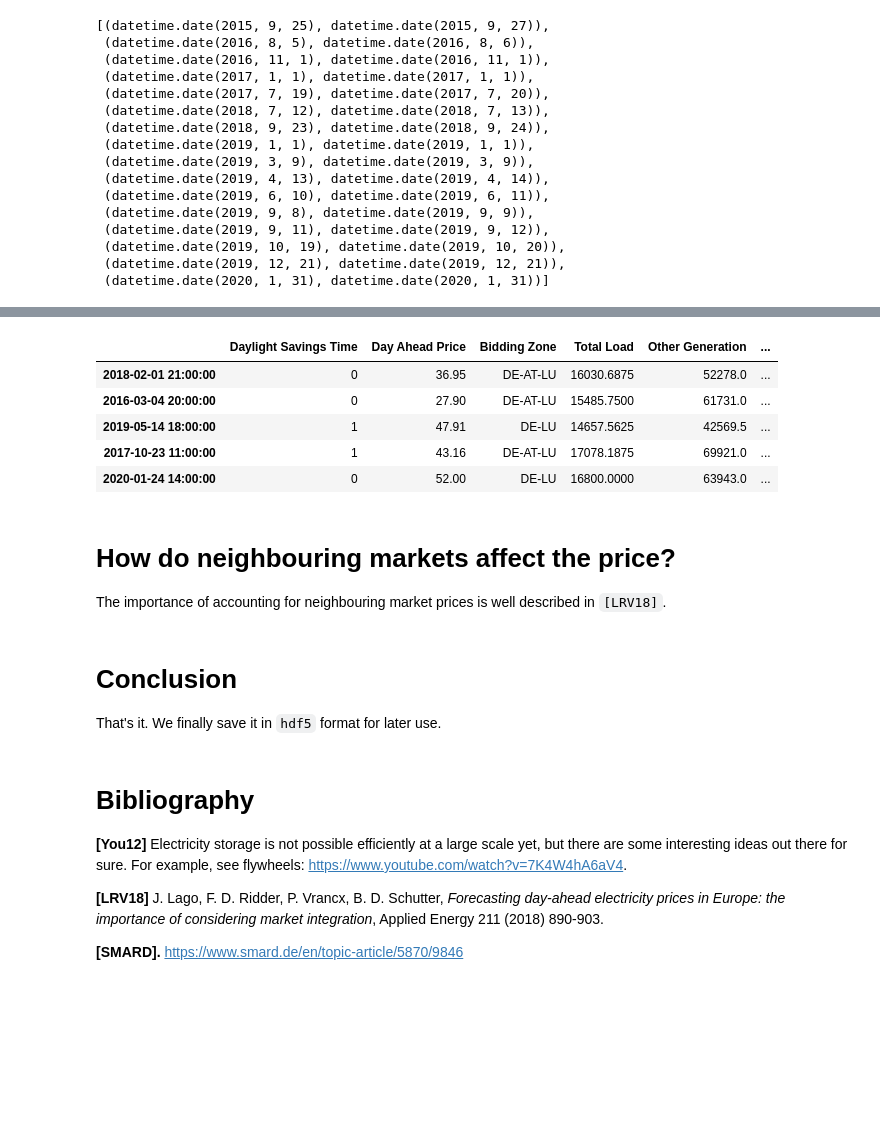
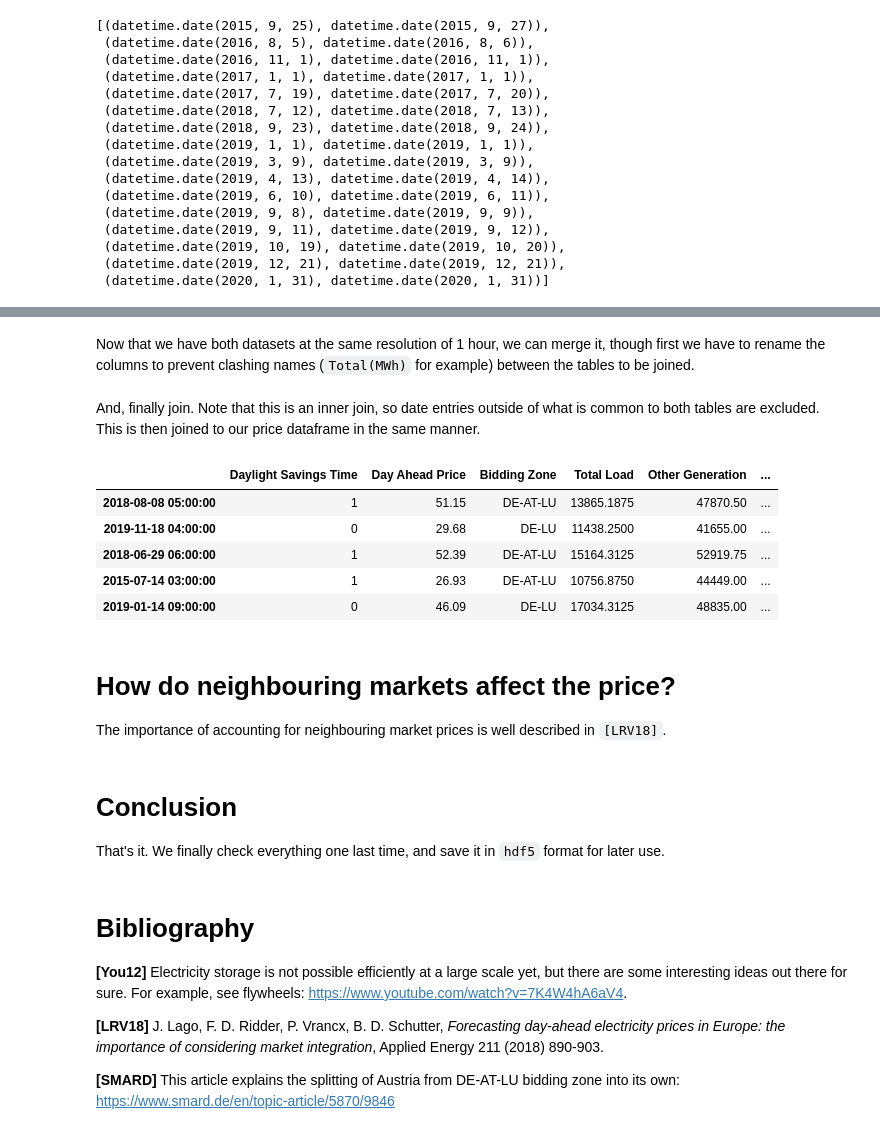
Before and after one commit to sandeshbhatjr/energy-prediction, a Jupyter notebook: docs/ep_cleandata.ipynb, the cells around one changed output, grey strips where cells are left out. Cells and saved outputs as stored; diff of their text form; code cells hidden in the pictures; blank space fills up the shorter version.

```diff
--- a/docs/ep_cleandata.ipynb
+++ b/docs/ep_cleandata.ipynb
@@ -629,3 +588,7 @@ imputed_genForecastDF = impute(genForecastDF, 'Photovoltaics[MWh]', verbose=Fals
+# %%
+imputed_genForecastDF1 = impute(genForecastDF, 'Photovoltaics[MWh]', verbose=False)
+imputed_genForecastDF2 = impute(imputed_genForecastDF1, 'Wind offshore[MWh]', verbose=False)
+imputed_genForecastDF = impute(imputed_genForecastDF2, 'Wind onshore[MWh]', verbose=False)
 # %% [markdown]
 The same procedure again, for the load generation forecast.
 # %%
@@ -698,4 +661,4 @@ group_contiguous_points(missing_values_index)
  (datetime.date(2019, 12, 21), datetime.date(2019, 12, 21)),
  (datetime.date(2020, 1, 31), datetime.date(2020, 1, 31))]
 # %%
-imputed_loadForecastDF = impute(loadForecastDF, 'Total[MWh]')
+imputed_loadForecastDF = impute(loadForecastDF, 'Total[MWh]', verbose=False)
@@ -761,35 +669,55 @@ gen_to_joinDF.index.name = None
+# %%
+loadForecastDF_to_join = imputed_loadForecastDF \
+  .groupby([imputed_loadForecastDF.index.date, imputed_loadForecastDF.index.hour]) \
+  .mean()
+
+flattened_index = loadForecastDF_to_join.index.to_flat_index()
+flattened_index_as_datetime = flattened_index.map(lambda x: dt.datetime.combine(x[0], dt.time(x[1])))
+loadForecastDF_to_join.set_index(flattened_index_as_datetime, inplace=True)
+
+genForecastDF_to_join = imputed_genForecastDF \
+  .groupby([imputed_genForecastDF.index.date, imputed_genForecastDF.index.hour]) \
+  .mean()
+
+flattened_index = genForecastDF_to_join.index.to_flat_index()
+flattened_index_as_datetime = flattened_index.map(lambda x: dt.datetime.combine(x[0], dt.time(x[1])))
+genForecastDF_to_join.set_index(flattened_index_as_datetime, inplace=True)
+# %% [markdown]
+Now that we have both datasets at the same resolution of 1 hour, we can merge it, though first we have to rename the columns to prevent clashing names (`Total(MWh)` for example) between the tables to be joined.
 # %%
-load_to_joinDF.rename(columns={'Total[MWh]' : 'Total Load'}, inplace=True)
-power_sources = list(filter(lambda x: x.endswith('[MWh]'), sorted(gen_to_joinDF)))
+loadForecastDF_to_join.rename(columns={'Total[MWh]' : 'Total Load'}, inplace=True)
+power_sources = list(filter(lambda x: x.endswith('[MWh]'), sorted(genForecastDF_to_join)))
 renamed_power_sources = list(map(lambda x: x[:-5] + ' Generation', power_sources))
 
-gen_to_joinDF.rename(columns=dict(zip(power_sources, renamed_power_sources)), inplace=True)
+genForecastDF_to_join.rename(columns=dict(zip(power_sources, renamed_power_sources)), inplace=True)
+# %% [markdown]
+And, finally join. Note that this is an inner join, so date entries outside of what is common to both tables are excluded. This is then joined to our price dataframe in the same manner.
 # %%
 # does an inner join
 columns_for_join = {
     'load' : 'Total Load',
     'gen' : renamed_power_sources
 }
-german_df_with_load = german_df \
-  .join(load_to_joinDF[columns_for_join['load']])
+german_df_with_load = imputed_german_df \
+  .join(loadForecastDF_to_join[columns_for_join['load']])
 german_df_with_load_and_gen = german_df_with_load. \
-  join(gen_to_joinDF[columns_for_join['gen']])
+  join(genForecastDF_to_join[columns_for_join['gen']])
+
+german_df_with_load_and_gen.sample(5)
+# %% [output]
+|  | Daylight Savings Time | Day Ahead Price | Bidding Zone | Total Load | Other Generation | ... |
+| 2018-08-08 05:00:00 | 1 | 51.15 | DE-AT-LU | 13865.1875 | 47870.50 | ... |
+| 2019-11-18 04:00:00 | 0 | 29.68 | DE-LU | 11438.2500 | 41655.00 | ... |
+| 2018-06-29 06:00:00 | 1 | 52.39 | DE-AT-LU | 15164.3125 | 52919.75 | ... |
+| 2015-07-14 03:00:00 | 1 | 26.93 | DE-AT-LU | 10756.8750 | 44449.00 | ... |
+| 2019-01-14 09:00:00 | 0 | 46.09 | DE-LU | 17034.3125 | 48835.00 | ... |
-# %%
-german_df_with_load_and_gen.sample(5)
-# %% [output]
-|  | Daylight Savings Time | Day Ahead Price | Bidding Zone | Total Load | Other Generation | ... |
-| 2018-02-01 21:00:00 | 0 | 36.95 | DE-AT-LU | 16030.6875 | 52278.0 | ... |
-| 2016-03-04 20:00:00 | 0 | 27.90 | DE-AT-LU | 15485.7500 | 61731.0 | ... |
-| 2019-05-14 18:00:00 | 1 | 47.91 | DE-LU | 14657.5625 | 42569.5 | ... |
-| 2017-10-23 11:00:00 | 1 | 43.16 | DE-AT-LU | 17078.1875 | 69921.0 | ... |
-| 2020-01-24 14:00:00 | 0 | 52.00 | DE-LU | 16800.0000 | 63943.0 | ... |
 # %% [markdown]
 # How do neighbouring markets affect the price?
 
 The importance of accounting for neighbouring market prices is well described in `[LRV18]`.
 # %% [markdown]
 # Conclusion
-That's it. We finally save it in `hdf5` format for later use.
+That's it. We finally check everything one last time, and save it in `hdf5` format for later use.
 # %%
 german_df_with_load_and_gen.to_hdf('clean_german_df', key='df_with_load_and_gen')
 # %% [markdown]
@@ -799,7 +727,7 @@ german_df_with_load_and_gen.to_hdf('clean_german_df', key='df_with_load_and_gen'
 
 **[LRV18]** J. Lago, F. D. Ridder, P. Vrancx, B. D. Schutter, *Forecasting day-ahead electricity prices in Europe: the importance of considering market integration*, Applied Energy 211 (2018) 890-903.
 
-**[SMARD].** https://www.smard.de/en/topic-article/5870/9846
+**[SMARD]** This article explains the splitting of Austria from DE-AT-LU bidding zone into its own: https://www.smard.de/en/topic-article/5870/9846
 # %% [markdown]
 Supplements:
 [Strategies for Daylight Savings Time]()
```
Also changed, not shown: parts of 19 cells of this notebook.
